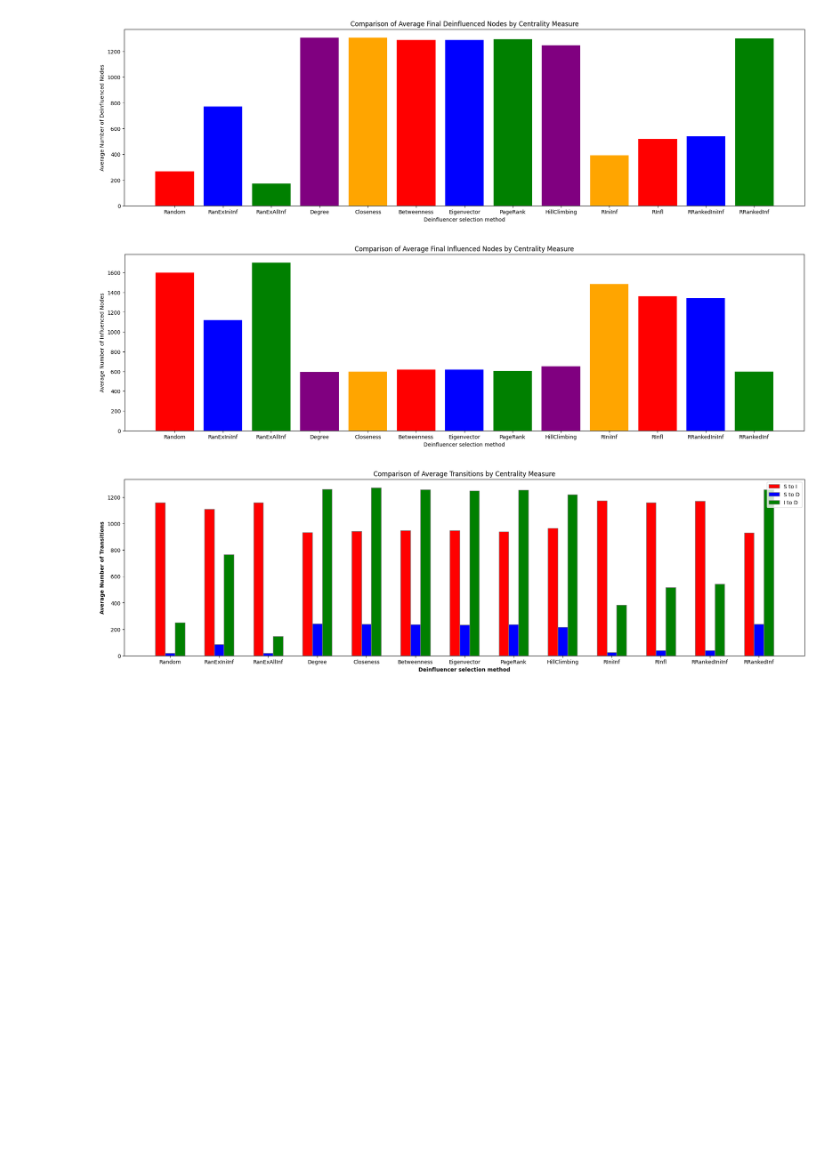
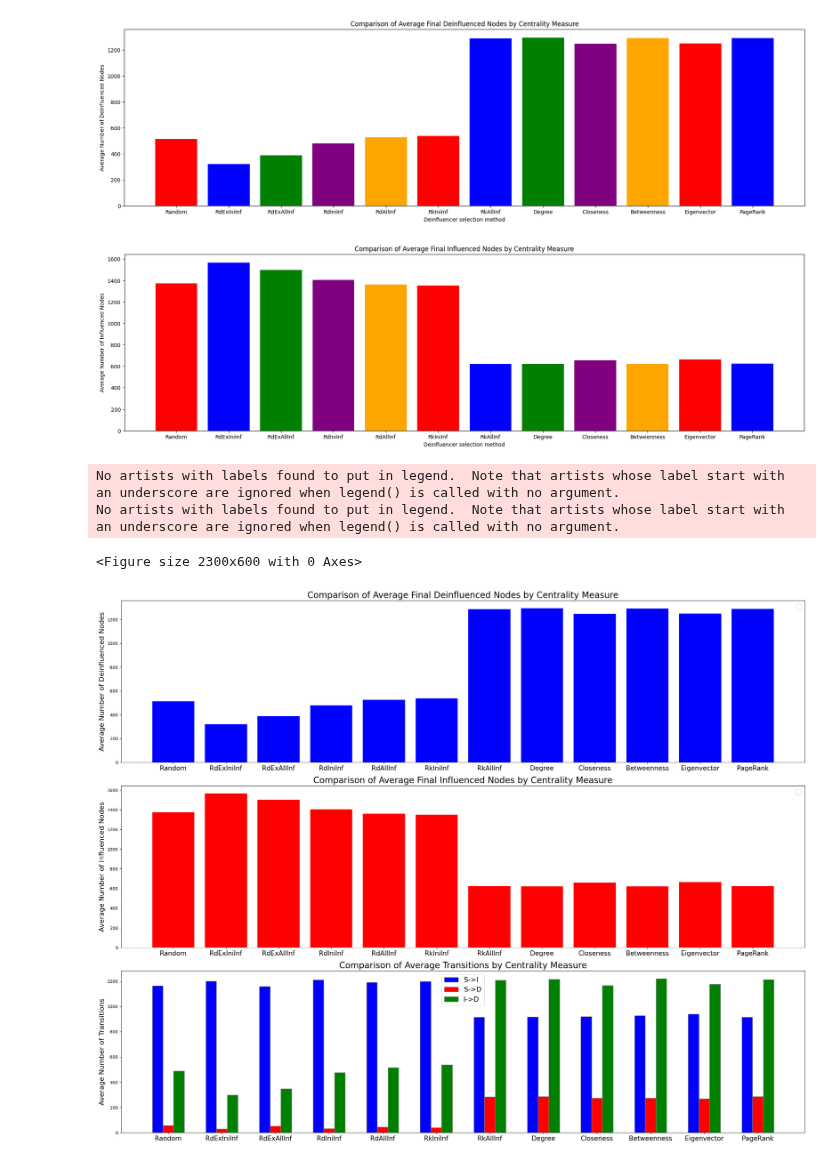
Before and after one commit to huberyhub/im_deinfluence, a Jupyter notebook: exp2-4/3.1.ipynb, the cells around one changed output. Cells and saved outputs as stored; diff of their text form; code cells hidden in the pictures; blank space fills up the shorter version.

```diff
--- a/exp2-4/3.1.ipynb
+++ b/exp2-4/3.1.ipynb
@@ -220,16 +220,16 @@ deinfluencers_methods = {
     'Random': random_deinfluencers,
     'RdExIniInf': random_besides_ini_influencers,
     'RdExAllInf': random_besides_all_influencers,
+    'RdIniInf': deinfluencers_from_influencers_ini,
+    'RdAllInf': deinfluencers_from_influencers,
+    'RkIniInf': ranked_deinfluencers_from_influencers_ini,
+    'RkAllInf': ranked_deinfluencers_from_influencers,
     'Degree': degree_centrality_ranking,
     'Closeness': closeness_centrality_ranking,
     'Betweenness': betweenness_centrality_ranking,
     'Eigenvector': eigenvector_centrality_ranking,
     'PageRank': pagerank_centrality_ranking,
-    'HillClimbing': hill_climbing_deinfluencers,
-    'RdIniInf': deinfluencers_from_influencers_ini,
-    'RdAllInf': deinfluencers_from_influencers,
-    'RRkIniInf': ranked_deinfluencers_from_influencers_ini,
-    'RRkAllInf': ranked_deinfluencers_from_influencers
+
 }
 
 # Run the comparison k times and get average results
@@ -287,23 +287,41 @@ r1 = np.arange(len(values1))
 r2 = [x + bar_width for x in r1]
 r3 = [x + bar_width for x in r2]
 
+# Plot the results
+fig, (ax1, ax2, ax3) = plt.subplots(3, 1, figsize=(23, 18))
+
+# Plot for deinfluenced nodes
+ax1.bar(results_d.keys(), results_d.values(), color='blue')
+ax1.set_ylabel('Average Number of Deinfluenced Nodes', fontsize=16)
+ax1.set_title('Comparison of Average Final Deinfluenced Nodes by Centrality Measure', fontsize=20)
+ax1.tick_params(axis='x', labelsize=15)
+
+# Plot for influenced nodes
+ax2.bar(results_i.keys(), results_i.values(), color='red')
+ax2.set_ylabel('Average Number of Influenced Nodes', fontsize=16)
+ax2.set_title('Comparison of Average Final Influenced Nodes by Centrality Measure', fontsize=20)
+ax2.tick_params(axis='x', labelsize=15)
+
 # Create the bars
-plt.bar(r1, values1, color='red', width=bar_width, edgecolor='grey', label='S to I')
-plt.bar(r2, values2, color='blue', width=bar_width, edgecolor='grey', label='S to D')
-plt.bar(r3, values3, color='green', width=bar_width, edgecolor='grey', label='I to D')
+ax3.bar(r1, values1, color='blue', width=bar_width, edgecolor='grey', label='S->I')
+ax3.bar(r2, values2, color='red', width=bar_width, edgecolor='grey', label='S->D')
+ax3.bar(r3, values3, color='green', width=bar_width, edgecolor='grey', label='I->D')
 
 # Add labels
-plt.xlabel('Deinfluencer selection method', fontweight='bold')
-plt.ylabel('Average Number of Transitions', fontweight='bold')
-plt.title('Comparison of Average Transitions by Centrality Measure')
+ax3.set_ylabel('Average Number of Transitions', fontsize=16)
+ax3.set_title('Comparison of Average Transitions by Centrality Measure', fontsize=20)
 
 # Add the xticks
-plt.xticks([r + bar_width for r in range(len(values1))], results_w.keys())
+ax3.set_xticks([r + bar_width for r in range(len(values1))])
+ax3.set_xticklabels(results_w.keys(), fontsize=15)
 
-# Create legend
-plt.legend()
+# Create legend with larger font size
+ax1.legend(fontsize=16)
+ax2.legend(fontsize=16)
+ax3.legend(fontsize=16)
 
 # Show the plot
+plt.tight_layout()
 plt.show()
 # %% [output]
 Results for deinfluenced nodes:
@@ -326,3 +344,6 @@ RRkAllInf: I->S: 930.87, D->S: 239.53, D->I: 1258.53
-[figure, old version]
+[figure, new version]
-[figure, old version]
+[figure, new version]
+No artists with labels found to put in legend.  Note that artists whose label start with an underscore are ignored when legend() is called with no argument.
+No artists with labels found to put in legend.  Note that artists whose label start with an underscore are ignored when legend() is called with no argument.
+<Figure size 2300x600 with 0 Axes>
-[figure, old version]
+[figure, new version]
```
Also changed, not shown: parts of 4 cells of this notebook.
